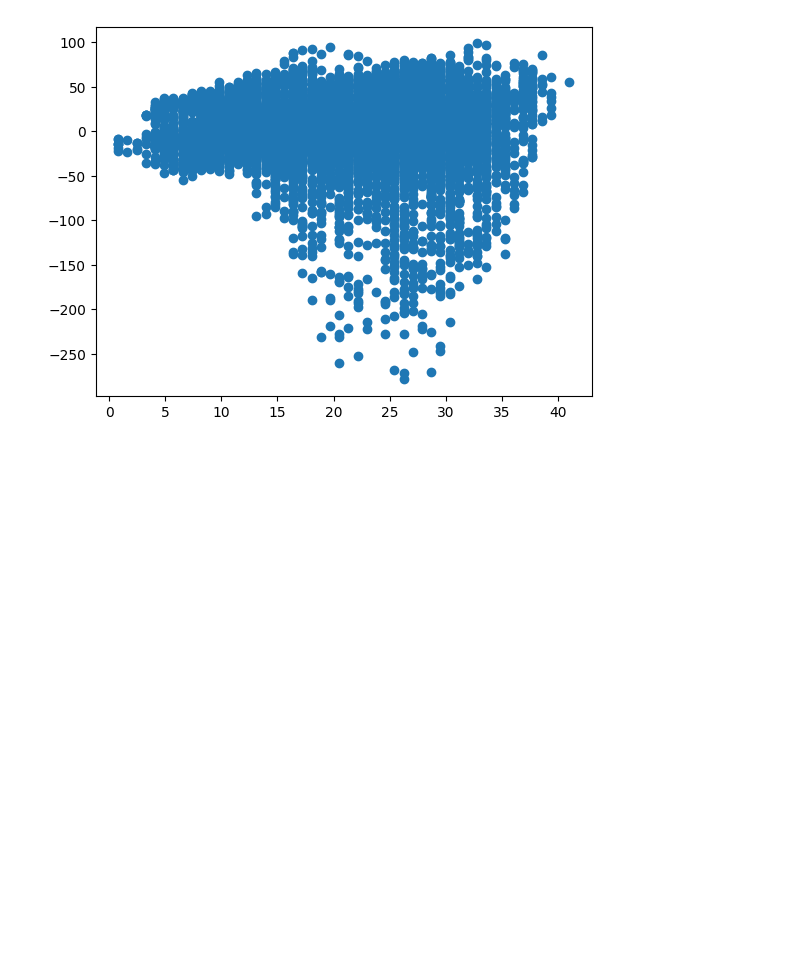
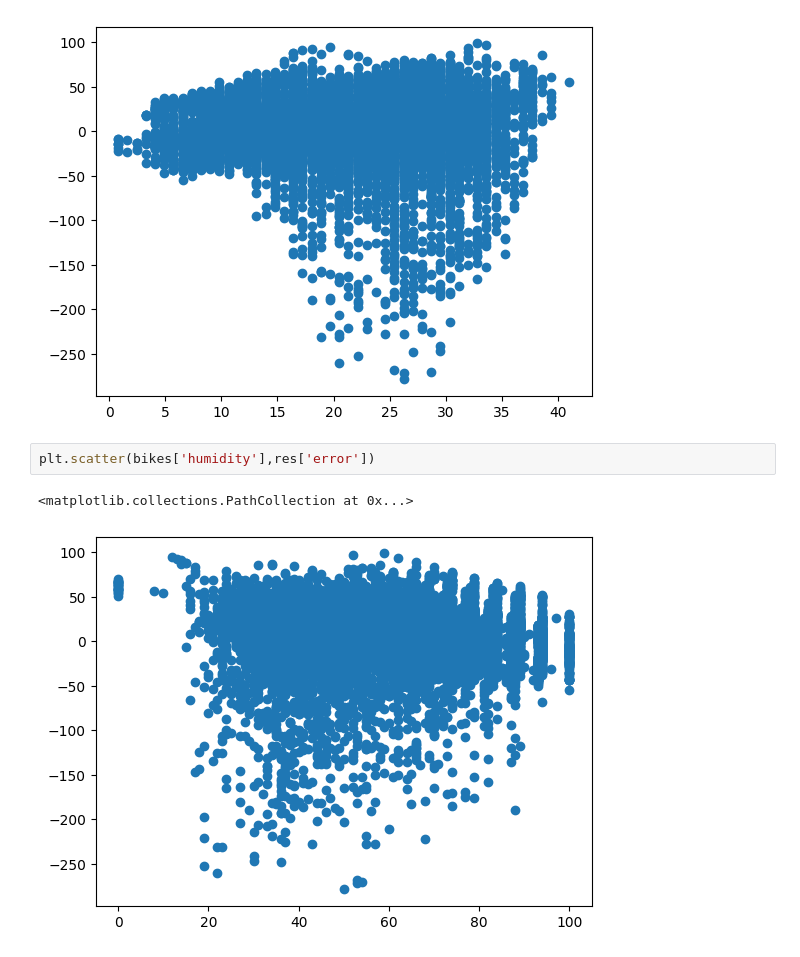
Before and after one commit to delinai/schulich_ds1, a Jupyter notebook: In-class Code/Module6_LinearRegression.ipynb, the cells around one changed output. Drawn from its saved outputs; the diff is of its cells as text; blank space fills up the shorter version.

```diff
--- a/In-class Code/Module6_LinearRegression.ipynb
+++ b/In-class Code/Module6_LinearRegression.ipynb
@@ -157,3 +159,8 @@ plt.scatter(bikes['temp'],res['error'])
 # %% [output]
 <matplotlib.collections.PathCollection at 0x...>
 [figure]
+# %%
+plt.scatter(bikes['humidity'],res['error'])
+# %% [output]
+<matplotlib.collections.PathCollection at 0x...>
+[figure, added]
```
Also changed, not shown: parts of 11 cells of this notebook.
